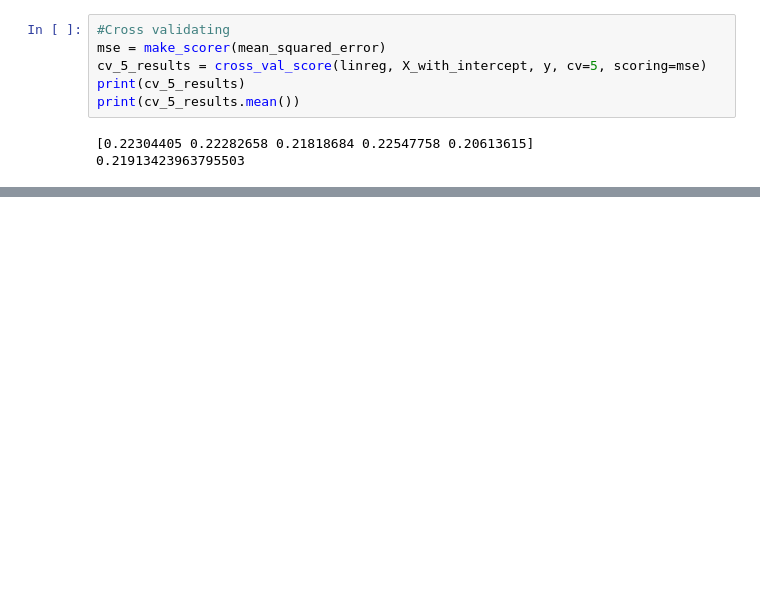
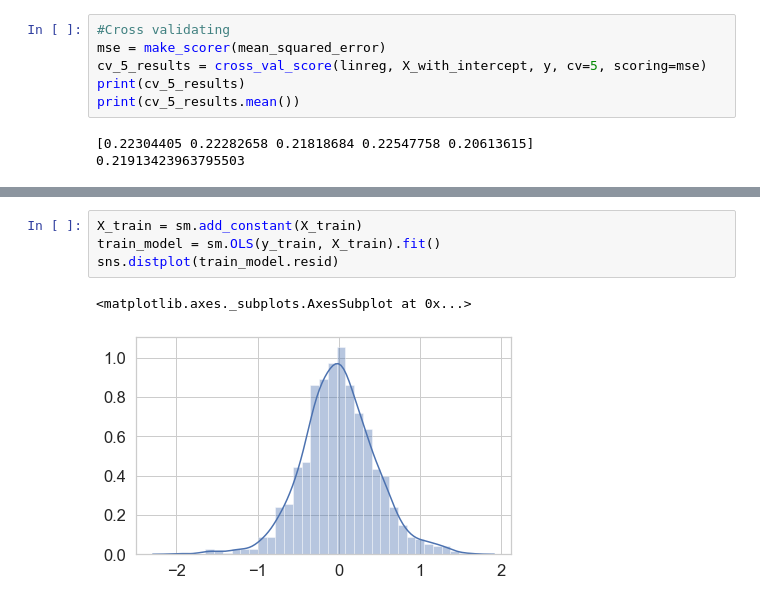
Before and after one commit to JonahFlateman/King-County-Sale-Prices, a Jupyter notebook: student.ipynb, the cells around one changed output, grey strips where cells are left out. Drawn from its saved outputs; the diff is of its cells as text; blank space fills up the shorter version.

```diff
--- a/student.ipynb
+++ b/student.ipynb
@@ -668,0 +750,7 @@ plt.hlines(0, preds.min(), preds.max())
+# %%
+X_train = sm.add_constant(X_train)
+train_model = sm.OLS(y_train, X_train).fit()
+sns.distplot(train_model.resid)
+# %% [output]
+<matplotlib.axes._subplots.AxesSubplot at 0x...>
+[figure, added]
```
Also changed, not shown: parts of 17 cells of this notebook.
